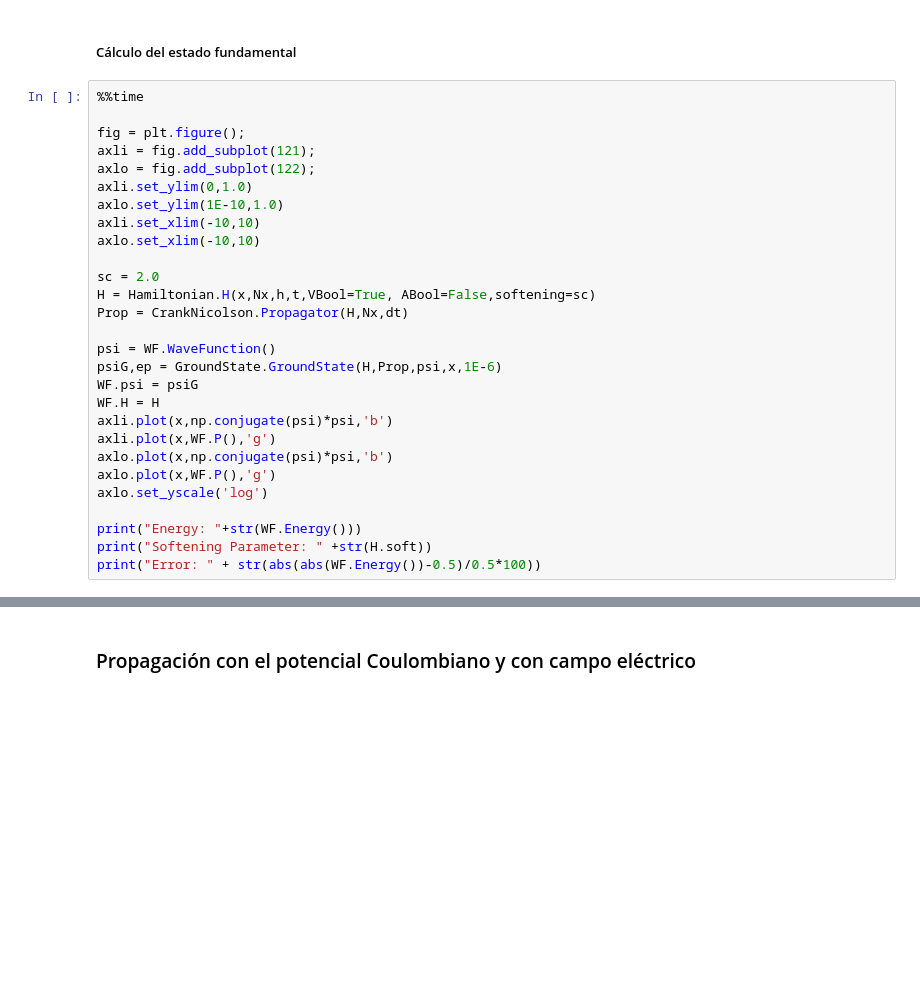
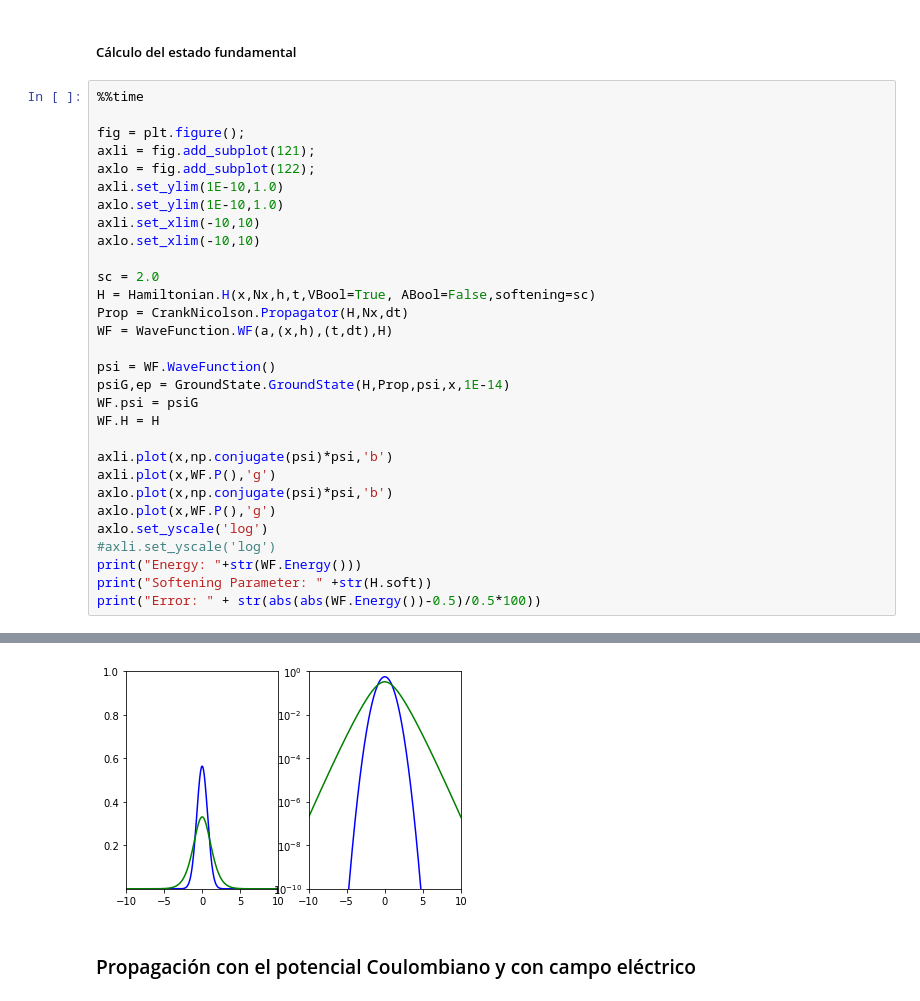
Before and after one commit to rmhsik/TFG, a Jupyter notebook: tfg/3-10-19.ipynb, the cells around one changed output, grey strips where cells are left out. Saved outputs shown, nothing was run; the diff lists cells and outputs as text; blank space fills up the shorter version.

```diff
--- a/tfg/3-10-19.ipynb
+++ b/tfg/3-10-19.ipynb
@@ -218,7 +217,7 @@ Wall time: 2min 15s
 fig = plt.figure();
 axli = fig.add_subplot(121);
 axlo = fig.add_subplot(122);
-axli.set_ylim(0,1.0)
+axli.set_ylim(1E-10,1.0)
 axlo.set_ylim(1E-10,1.0)
 axli.set_xlim(-10,10)
 axlo.set_xlim(-10,10)
@@ -226,17 +225,19 @@ axlo.set_xlim(-10,10)
 sc = 2.0
 H = Hamiltonian.H(x,Nx,h,t,VBool=True, ABool=False,softening=sc)
 Prop = CrankNicolson.Propagator(H,Nx,dt)
+WF = WaveFunction.WF(a,(x,h),(t,dt),H)
 
 psi = WF.WaveFunction()
-psiG,ep = GroundState.GroundState(H,Prop,psi,x,1E-6)
+psiG,ep = GroundState.GroundState(H,Prop,psi,x,1E-14)
 WF.psi = psiG
 WF.H = H
+
 axli.plot(x,np.conjugate(psi)*psi,'b')
 axli.plot(x,WF.P(),'g')
 axlo.plot(x,np.conjugate(psi)*psi,'b')
 axlo.plot(x,WF.P(),'g')
 axlo.set_yscale('log')
-
+#axli.set_yscale('log')
 print("Energy: "+str(WF.Energy()))
 print("Softening Parameter: " +str(H.soft))
 print("Error: " + str(abs(abs(WF.Energy())-0.5)/0.5*100))
@@ -251,3 +250,4 @@ Wall time: 6min 23s
+[figure, added]
 # %% [markdown]
 <h3>Propagación con el potencial Coulombiano y con campo
     eléctrico
```
Also changed, not shown: parts of 20 cells of this notebook, 15 other files.
